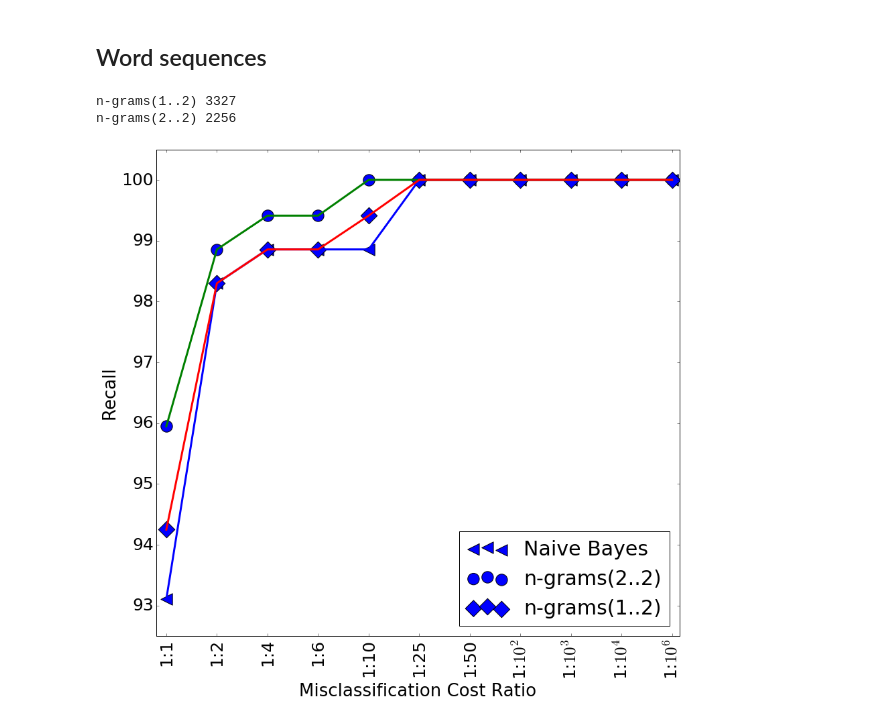
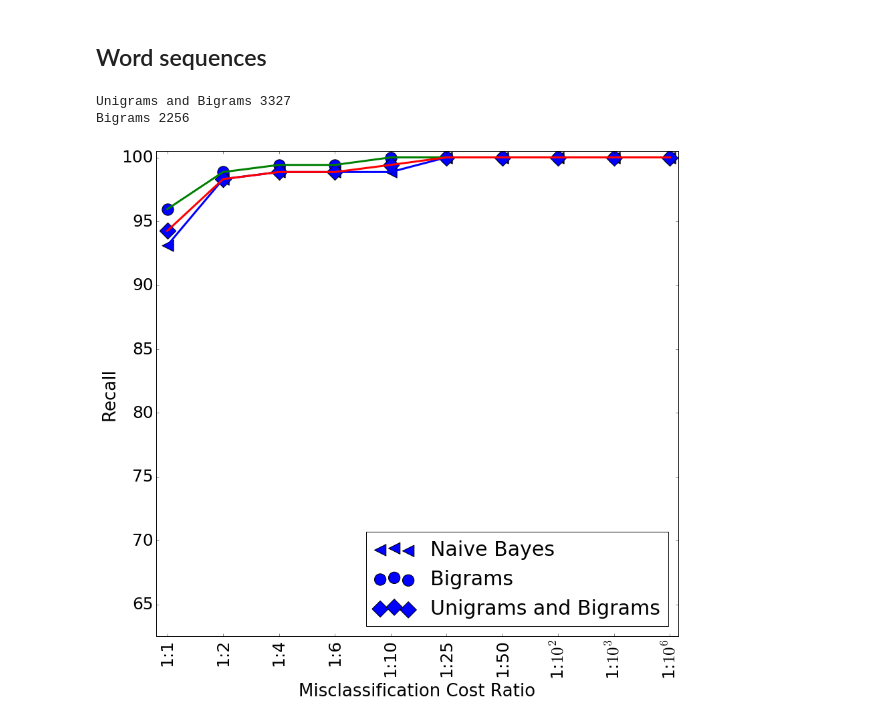
Before and after one commit to borjaeg/thete, a Jupyter notebook: Paper.ipynb, the cells around one changed output. Drawn from its saved outputs; the diff is of its cells as text; code cells hidden in the pictures.

```diff
--- a/Paper.ipynb
+++ b/Paper.ipynb
@@ -264,7 +275,2 @@ for i, extractor in enumerate(extractors):
-# %%
-recall_avg['Naive Bayes'] = recall_baseline
-precision_avg['Naive Bayes'] = precision_baseline
-extractors.append(("Naive Bayes", MultinomialNB))
-extractors = extractors[::-1]
 # %%
 recall_avg_normalized, precision_avg_normalized = normalize(recall_avg, precision_avg)
@@ -283,8 +294,8 @@ plot_image(axis_costs, precision_avg_normalized, title="PRECISION", ylim = [30,
 # %% [markdown]
 ## Word sequences
 # %%
-extractors = [("n-grams(1..2)", TfidfVectorizer(ngram_range=(1, 2), use_idf=True, stop_words=stop_words)),
-             ("n-grams(2..2)", TfidfVectorizer(ngram_range=(2, 2), use_idf=True, stop_words=stop_words)),
+extractors = [("Unigrams and Bigrams", TfidfVectorizer(ngram_range=(1, 2), use_idf=True, stop_words=stop_words)),
+             ("Bigrams", TfidfVectorizer(ngram_range=(2, 2), use_idf=True, stop_words=stop_words)),
              ]
 
 recall_avg, recall_std, precision_avg, \
@@ -295,7 +306,9 @@ for i, extractor in enumerate(extractors):
     print(extractor[0] + " " + str(len(extractor[1].vocabulary_)))
     vocabulary_sizes[extractor[0]] = len(extractor[1].vocabulary_)
     for cost in costs:
-        model = MultinomialNB(class_prior=[1/cost, (cost-1)/cost], fit_prior= False)
+        model = MultinomialNB(class_prior=[1/cost, (cost-1)/cost], fit_prior= False) # Bayes
+        #model = SVC(class_weight={1:cost-1}, kernel = "linear", C = 0.1)   # SVM
+        #model = RandomForestClassifier(class_weight={1:cost-1}, n_estimators = 20)
         precisions = []
         recalls = []
         for train_index, test_index in sss:
@@ -309,19 +322,19 @@ for i, extractor in enumerate(extractors):
         precision_avg[extractor[0]].append(np.average(precisions))
         precision_std[extractor[0]].append(np.std(precisions))
 # %% [output]
-n-grams(1..2) 3327
-n-grams(2..2) 2256
+Unigrams and Bigrams 3327
+Bigrams 2256
-# %%
-recall_avg['Naive Bayes'] = recall_baseline
-precision_avg['Naive Bayes'] = precision_baseline
-extractors.append(("Naive Bayes", MultinomialNB))
-extractors = extractors[::-1]
 # %%
 recall_avg_normalized, precision_avg_normalized = normalize(recall_avg, precision_avg)
+# %%
+recall_avg_normalized[baseline] = recall_baseline
+precision_avg_normalized[baseline] = precision_baseline
+extractors.append((baseline, MultinomialNB))
+extractors = extractors[::-1]
 # %%
-plot_image(axis_costs, recall_avg_normalized, title="RECALL", ylim = [92.5, 100.5],
+plot_image(axis_costs, recall_avg_normalized, title="RECALL", ylim = [62.5, 100.5],
            xlim = cxlim, colors="rgb", models=extractors, name="recall_n-gram", labels = labels, ylabel="Recall",
            loc="lower right", markers="<oD")
 # %% [output]
-[figure, old version]
+[figure, new version]
 # %%
```
Also changed, not shown: parts of 14 cells of this notebook.
